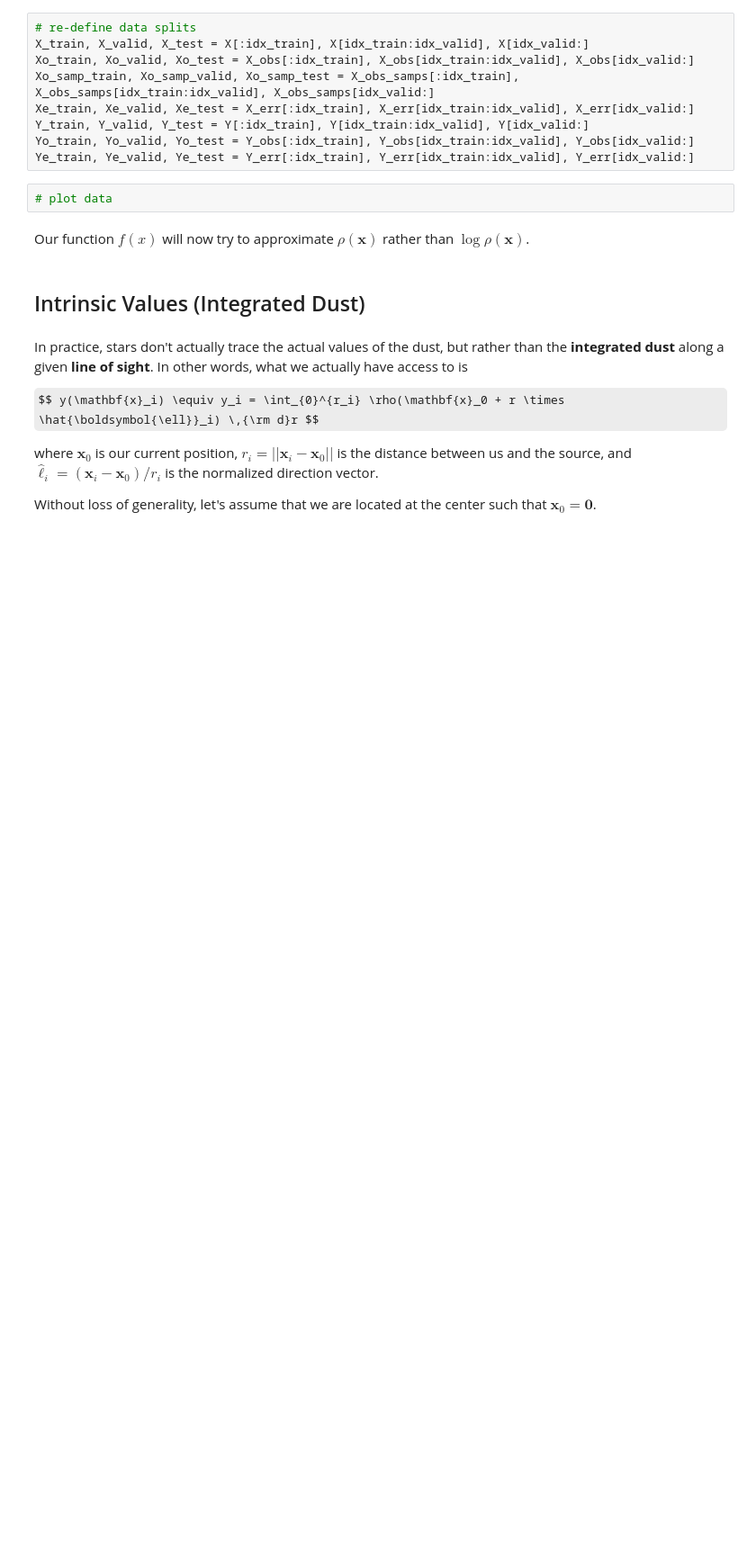
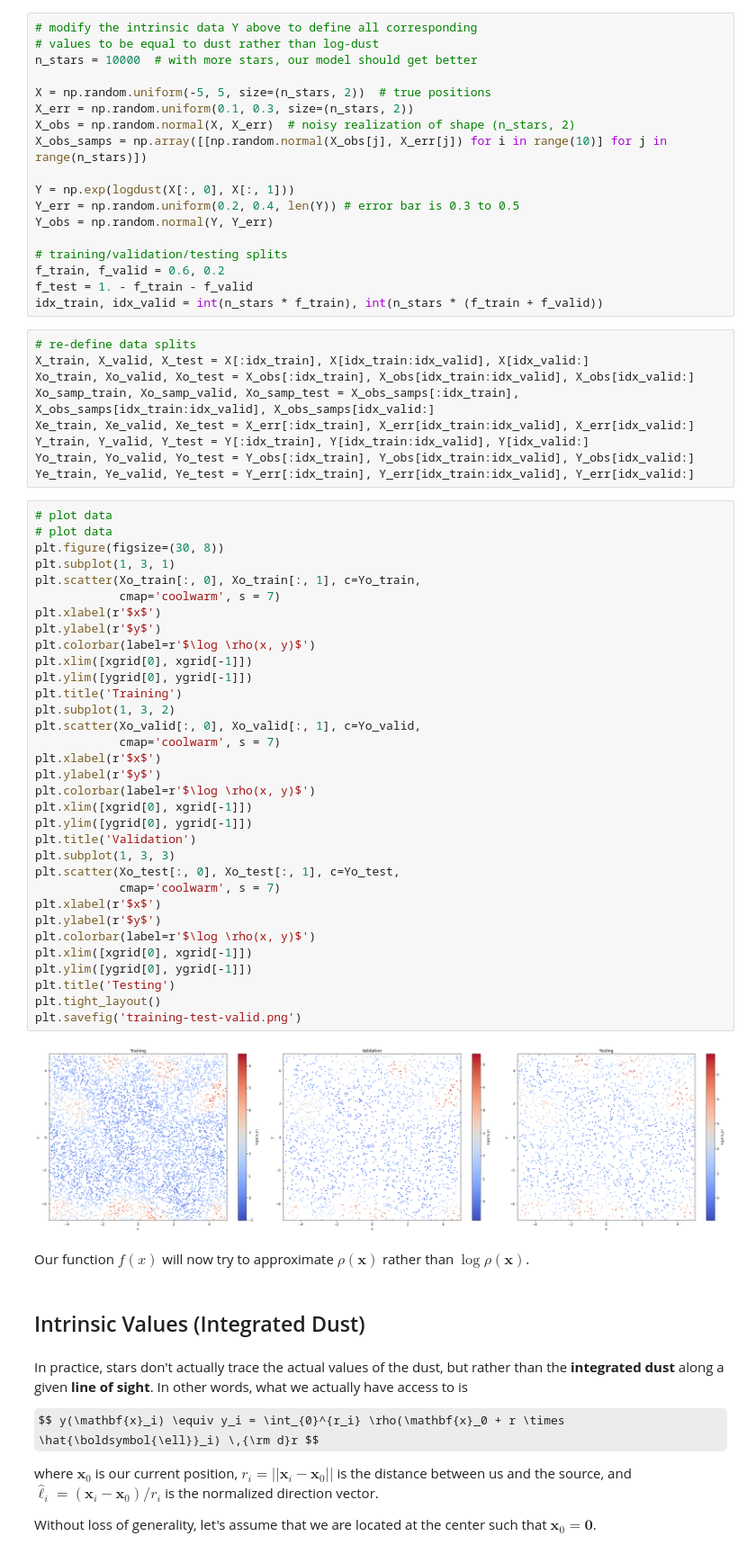
Before and after one commit to avaove/dust-map, a Jupyter notebook: dust_sim.ipynb, the cells around one changed output. Shown at 90% size. Drawn from its saved outputs; the diff is of its cells as text; some formulas as TeX source; blank space fills up the shorter version.

Commit message:
created integrated dust simulation dataseth

```diff
--- a/dust_sim.ipynb
+++ b/dust_sim.ipynb
@@ -286,3 +283,21 @@ Now, rather than assume we have measurements of the log-dust, we will assume tha
+# %%
+# modify the intrinsic data Y above to define all corresponding
+# values to be equal to dust rather than log-dust
+n_stars = 10000  # with more stars, our model should get better
+
+X = np.random.uniform(-5, 5, size=(n_stars, 2))  # true positions
+X_err = np.random.uniform(0.1, 0.3, size=(n_stars, 2))
+X_obs = np.random.normal(X, X_err)  # noisy realization of shape (n_stars, 2)
+X_obs_samps = np.array([[np.random.normal(X_obs[j], X_err[j]) for i in range(10)] for j in range(n_stars)])
+
+Y = np.exp(logdust(X[:, 0], X[:, 1]))
+Y_err = np.random.uniform(0.2, 0.4, len(Y)) # error bar is 0.3 to 0.5
+Y_obs = np.random.normal(Y, Y_err)
+
+# training/validation/testing splits
+f_train, f_valid = 0.6, 0.2
+f_test = 1. - f_train - f_valid
+idx_train, idx_valid = int(n_stars * f_train), int(n_stars * (f_train + f_valid))
 # %%
 # re-define data splits
 X_train, X_valid, X_test = X[:idx_train], X[idx_train:idx_valid], X[idx_valid:]
@@ -292,8 +307,41 @@ Xe_train, Xe_valid, Xe_test = X_err[:idx_train], X_err[idx_train:idx_valid], X_e
 Y_train, Y_valid, Y_test = Y[:idx_train], Y[idx_train:idx_valid], Y[idx_valid:]
 Yo_train, Yo_valid, Yo_test = Y_obs[:idx_train], Y_obs[idx_train:idx_valid], Y_obs[idx_valid:]
 Ye_train, Ye_valid, Ye_test = Y_err[:idx_train], Y_err[idx_train:idx_valid], Y_err[idx_valid:]
-# %%
-# plot data
+# %%
+# plot data
+# plot data
+plt.figure(figsize=(30, 8))
+plt.subplot(1, 3, 1)
+plt.scatter(Xo_train[:, 0], Xo_train[:, 1], c=Yo_train,
+            cmap='coolwarm', s = 7)
+plt.xlabel(r'$x$')
+plt.ylabel(r'$y$')
+plt.colorbar(label=r'$\log \rho(x, y)$')
+plt.xlim([xgrid[0], xgrid[-1]])
+plt.ylim([ygrid[0], ygrid[-1]])
+plt.title('Training')
+plt.subplot(1, 3, 2)
+plt.scatter(Xo_valid[:, 0], Xo_valid[:, 1], c=Yo_valid,
+            cmap='coolwarm', s = 7)
+plt.xlabel(r'$x$')
+plt.ylabel(r'$y$')
+plt.colorbar(label=r'$\log \rho(x, y)$')
+plt.xlim([xgrid[0], xgrid[-1]])
+plt.ylim([ygrid[0], ygrid[-1]])
+plt.title('Validation')
+plt.subplot(1, 3, 3)
+plt.scatter(Xo_test[:, 0], Xo_test[:, 1], c=Yo_test,
+            cmap='coolwarm', s = 7)
+plt.xlabel(r'$x$')
+plt.ylabel(r'$y$')
+plt.colorbar(label=r'$\log \rho(x, y)$')
+plt.xlim([xgrid[0], xgrid[-1]])
+plt.ylim([ygrid[0], ygrid[-1]])
+plt.title('Testing')
+plt.tight_layout()
+plt.savefig('training-test-valid.png')
+# %% [output]
+[figure, added]
 # %% [markdown]
 Our function $f(x)$ will now try to approximate $\rho(\mathbf{x})$ rather than $\log \rho(\mathbf{x})$.
 # %% [markdown]
```
Also changed, not shown: parts of 13 cells of this notebook, 5 other files.
